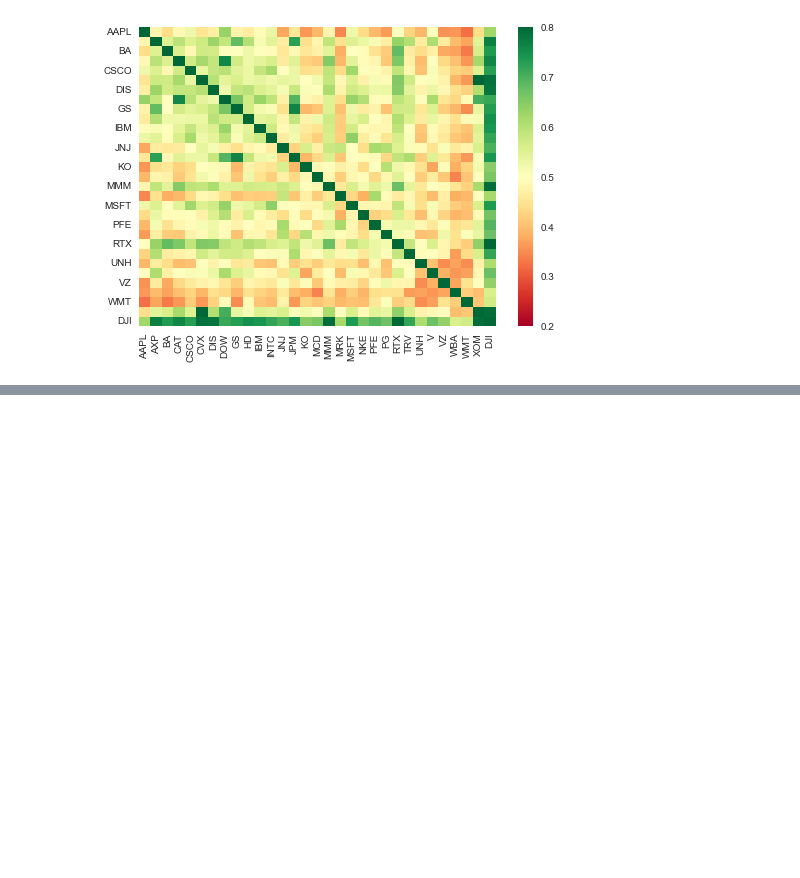
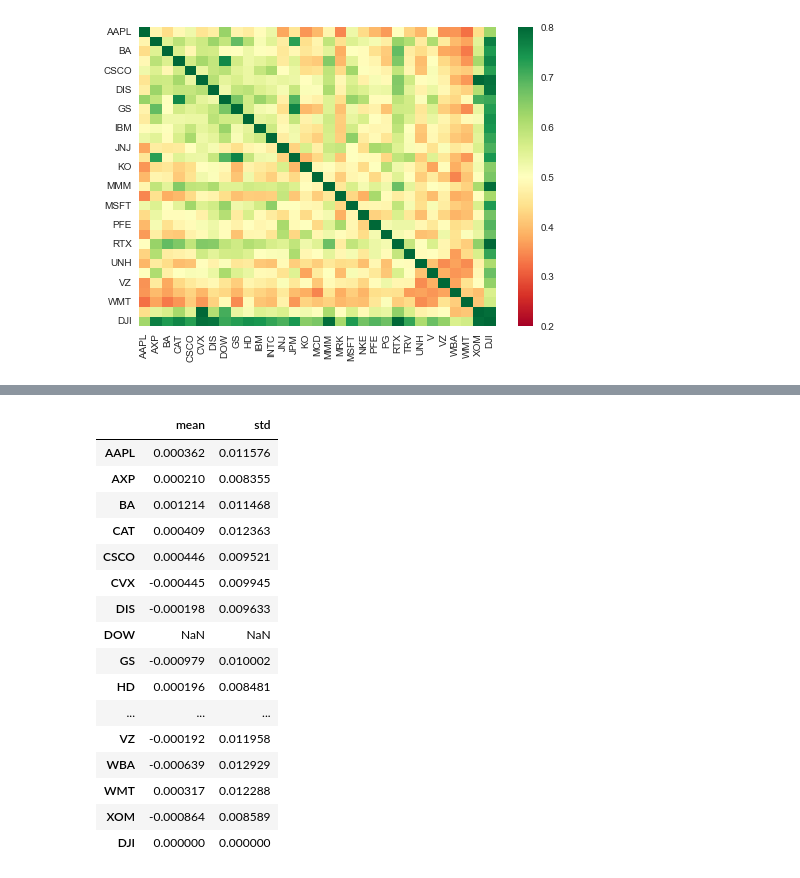
Before and after one commit to cmj123/index_tracking_forward_testing, a Jupyter notebook: index_tracking.ipynb, the cells around one changed output, grey strips where cells are left out. Cells and saved outputs as stored; diff of their text form; code cells hidden in the pictures; blank space fills up the shorter version.

Commit message:
Completed return difference mean and standard dev

```diff
--- a/index_tracking.ipynb
+++ b/index_tracking.ipynb
@@ -188,0 +249,20 @@ plt.show()
+# %%
+ret_diff.agg(["mean","std"]).T
+# %% [output]
+|  | mean | std |
+| AAPL | 0.000362 | 0.011576 |
+| AXP | 0.000210 | 0.008355 |
+| BA | 0.001214 | 0.011468 |
+| CAT | 0.000409 | 0.012363 |
+| CSCO | 0.000446 | 0.009521 |
+| CVX | -0.000445 | 0.009945 |
+| DIS | -0.000198 | 0.009633 |
+| DOW | NaN | NaN |
+| GS | -0.000979 | 0.010002 |
+| HD | 0.000196 | 0.008481 |
+| ... | ... | ... |
+| VZ | -0.000192 | 0.011958 |
+| WBA | -0.000639 | 0.012929 |
+| WMT | 0.000317 | 0.012288 |
+| XOM | -0.000864 | 0.008589 |
+| DJI | 0.000000 | 0.000000 |
```
Also changed, not shown: parts of 7 cells of this notebook.
